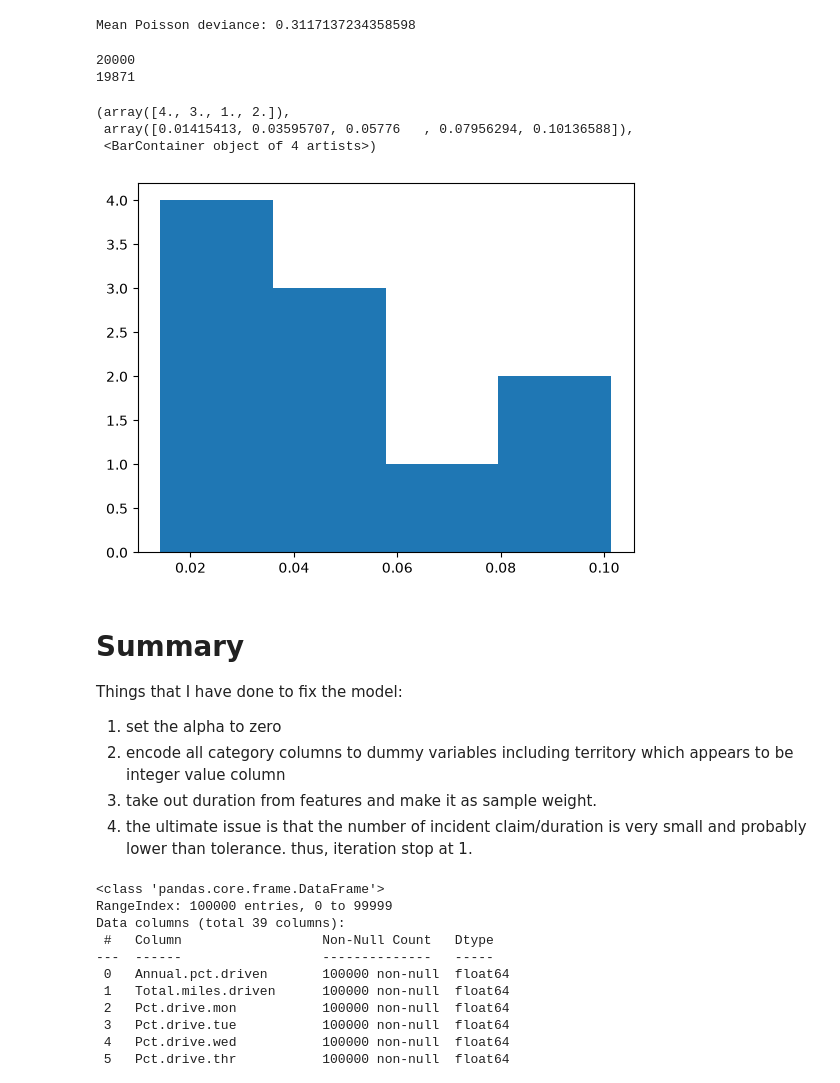
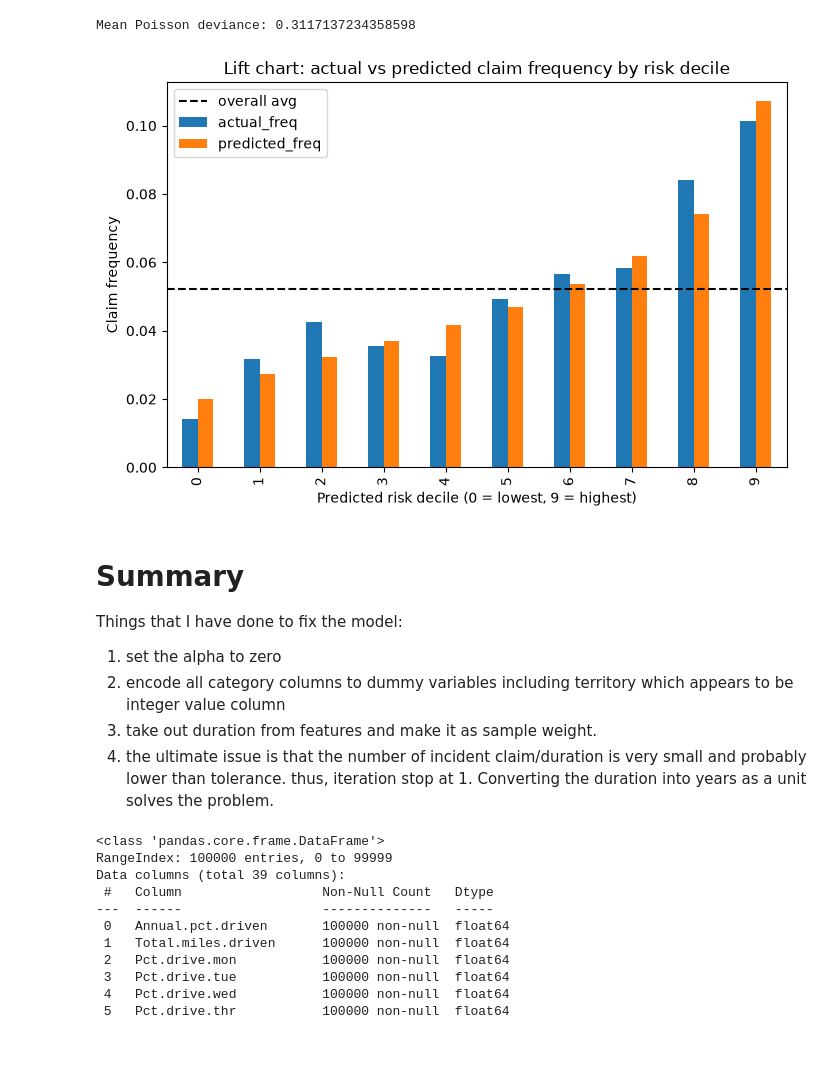
Before and after one commit to kjl1c20/telematics-insurance-ml, a Jupyter notebook: machine-learning.ipynb, the cells around one changed output. Saved outputs shown, nothing was run; the diff lists cells and outputs as text; code cells hidden in the pictures; blank space fills up the shorter version.

Commit message:
Updated lift chart for better clarity

```diff
--- a/machine-learning.ipynb
+++ b/machine-learning.ipynb
@@ -117,36 +117,41 @@ print(f"Mean Poisson deviance: {deviance}")
 # %% [output]
 Mean Poisson deviance: 0.3117137234358598
 # %%
-# Step 1: put your predictions and real outcomes side by side
 results = pd.DataFrame({
-    "predicted_rate": y_pred,           # your model's guess for each policy
+    "predicted_rate": y_pred,           # model's predicted claim frequency
     "actual_claims": y_test.values,     # what actually happened
     "exposure": exposure_test.values    # how long that policy was observed
 })
-print(len(results))
-print(results["predicted_rate"].nunique())
-# Step 2: sort everyone into 10 lines, based on predicted risk
+
+# sort everyone into 10 risk buckets, based on predicted risk (0 = lowest, 9 = highest)
 results["decile"] = pd.qcut(results["predicted_rate"].rank(method="first"), 10, labels=False)
-# Step 3: for each line, check what actually happened
+
+# for each decile, compare actual vs predicted claim frequency (exposure-weighted)
 lift = results.groupby("decile").apply(
-    lambda g: g["actual_claims"].sum() / g["exposure"].sum()
+    lambda g: pd.Series({
+        "actual_freq": g["actual_claims"].sum() / g["exposure"].sum(),
+        "predicted_freq": (g["predicted_rate"] * g["exposure"]).sum() / g["exposure"].sum(),
+    })
 )
+overall_freq = results["actual_claims"].sum() / results["exposure"].sum()
 
-plt.hist(lift, bins=4)
+# plot actual vs predicted frequency across deciles, ordered low risk -> high risk
+ax = lift.plot(kind="bar", figsize=(8, 5))
+ax.axhline(overall_freq, color="black", linestyle="--", label="overall avg")
+ax.set_xlabel("Predicted risk decile (0 = lowest, 9 = highest)")
+ax.set_ylabel("Claim frequency")
+ax.set_title("Lift chart: actual vs predicted claim frequency by risk decile")
+ax.legend()
+plt.show()
 # %% [output]
-20000
-19871
-(array([4., 3., 1., 2.]),
- array([0.01415413, 0.03595707, 0.05776   , 0.07956294, 0.10136588]),
- <BarContainer object of 4 artists>)
-[figure, old version]
+[figure, new version]
 # %% [markdown]
 # Summary
 Things that I have done to fix the model:
 1. set the alpha to zero
 2. encode all category columns to dummy variables including territory which appears to be integer value column
 3. take out duration from features and make it as sample weight.
-4. the ultimate issue is that the number of incident claim/duration is very small and probably lower than tolerance. thus, iteration stop at 1.
+4. the ultimate issue is that the number of incident claim/duration is very small and probably lower than tolerance. thus, iteration stop at 1. Converting the duration into years as a unit solves the problem.
 # %%
 telematics_features.info()
 # %% [output]
```
Also changed, not shown: parts of 1 cell of this notebook.
